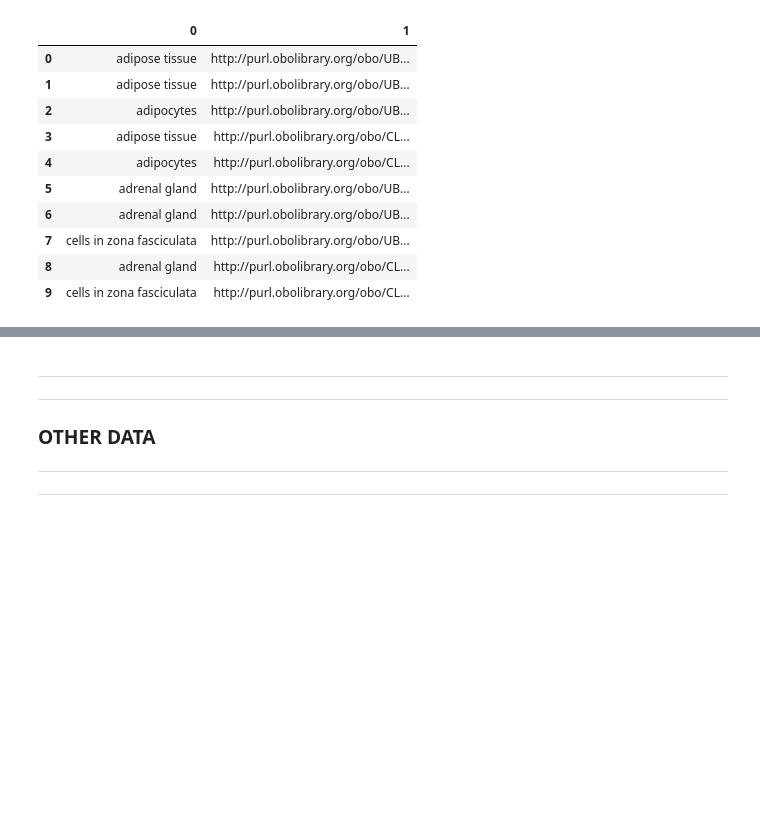
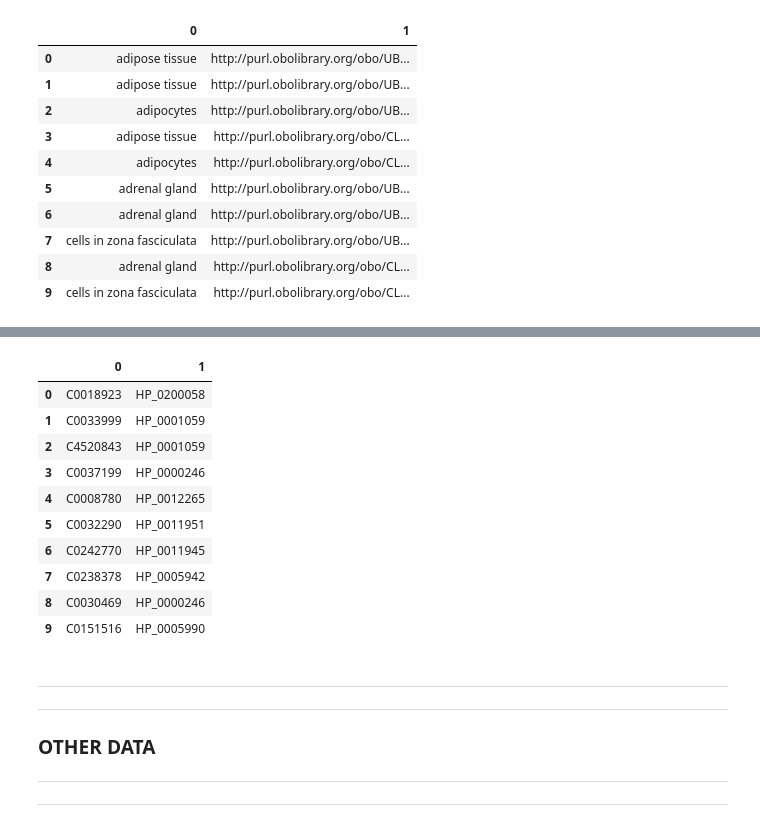
Before and after one commit to callahantiff/PheKnowLator, a Jupyter notebook: scripts/python/Data_Preparation.ipynb, the cells around one changed output, grey strips where cells are left out. Cells and saved outputs as stored; diff of their text form; code cells hidden in the pictures; blank space fills up the shorter version.

```diff
--- a/scripts/python/Data_Preparation.ipynb
+++ b/scripts/python/Data_Preparation.ipynb
@@ -477,3 +561,17 @@ data.head(n=10)
+# %%
+data.head(n=10)
+# %% [output]
+|  | 0 | 1 |
+| 0 | C0018923 | HP_0200058 |
+| 1 | C0033999 | HP_0001059 |
+| 2 | C4520843 | HP_0001059 |
+| 3 | C0037199 | HP_0000246 |
+| 4 | C0008780 | HP_0012265 |
+| 5 | C0032290 | HP_0011951 |
+| 6 | C0242770 | HP_0011945 |
+| 7 | C0238378 | HP_0005942 |
+| 8 | C0030469 | HP_0000246 |
+| 9 | C0151516 | HP_0005990 |
 # %% [markdown]
 ***
 ***
```
Also changed, not shown: parts of 7 cells of this notebook.
